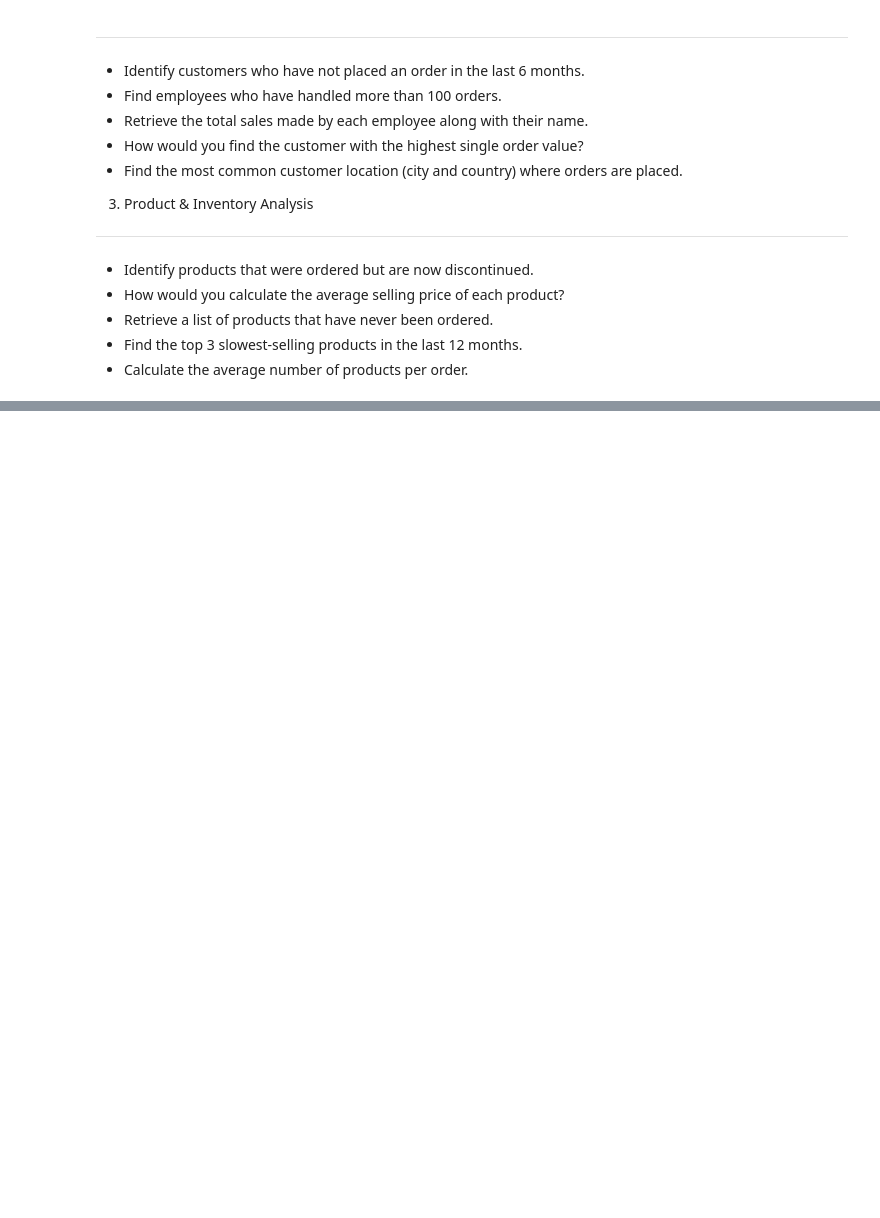
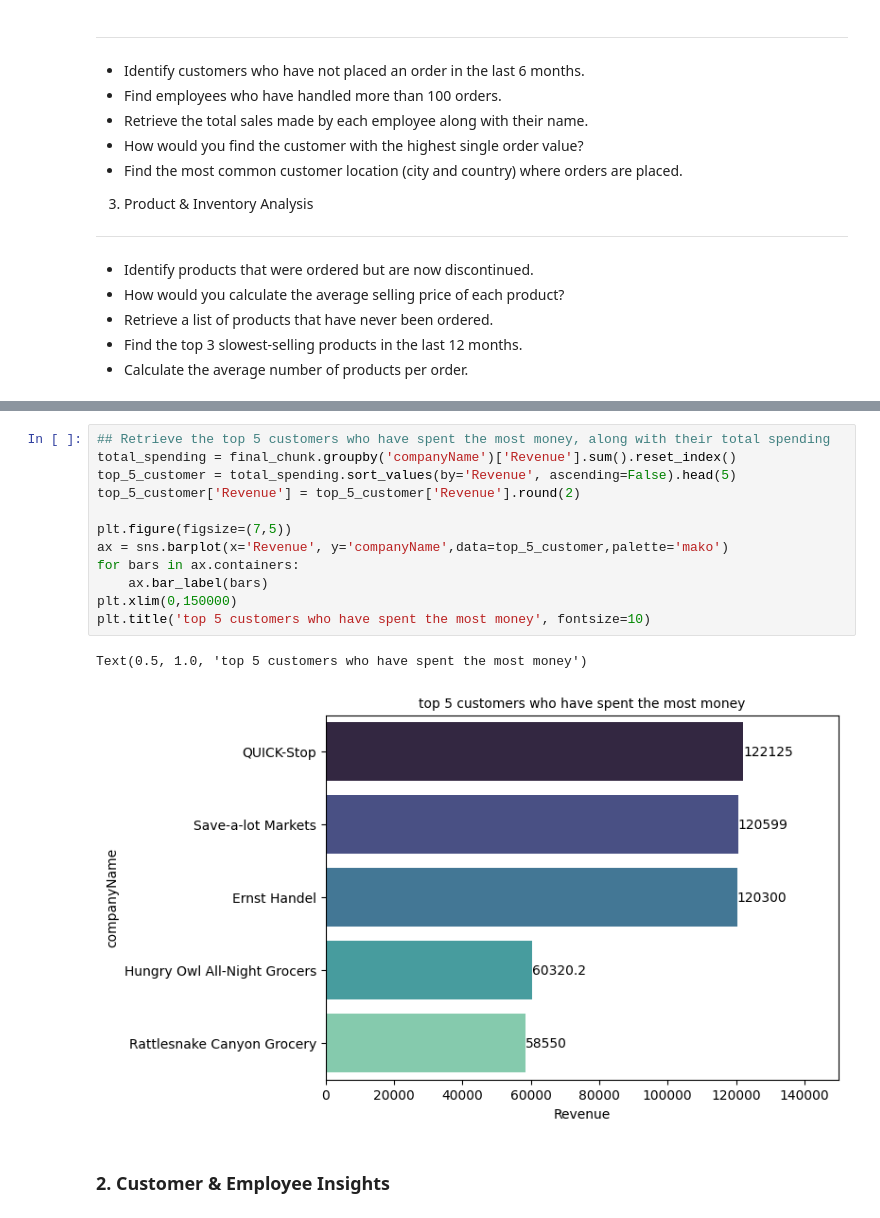
Before and after one commit to Vishwajeet-Rajput/northwind-EDA, a Jupyter notebook: Code/northwind.ipynb, the cells around one changed output, grey strips where cells are left out. Cells and saved outputs as stored; diff of their text form; blank space fills up the shorter version.

```diff
--- a/Code/northwind.ipynb
+++ b/Code/northwind.ipynb
@@ -194,0 +237,17 @@ Total Revanue :-  1.45 M
+# %%
+## Retrieve the top 5 customers who have spent the most money, along with their total spending
+total_spending = final_chunk.groupby('companyName')['Revenue'].sum().reset_index()
+top_5_customer = total_spending.sort_values(by='Revenue', ascending=False).head(5)
+top_5_customer['Revenue'] = top_5_customer['Revenue'].round(2)
+
+plt.figure(figsize=(7,5))
+ax = sns.barplot(x='Revenue', y='companyName',data=top_5_customer,palette='mako')
+for bars in ax.containers:
+    ax.bar_label(bars)
+plt.xlim(0,150000)
+plt.title('top 5 customers who have spent the most money', fontsize=10)
+# %% [output]
+Text(0.5, 1.0, 'top 5 customers who have spent the most money')
+[figure, added]
+# %% [markdown]
+### 2. Customer & Employee Insights
```
Also changed, not shown: parts of 14 cells of this notebook.
